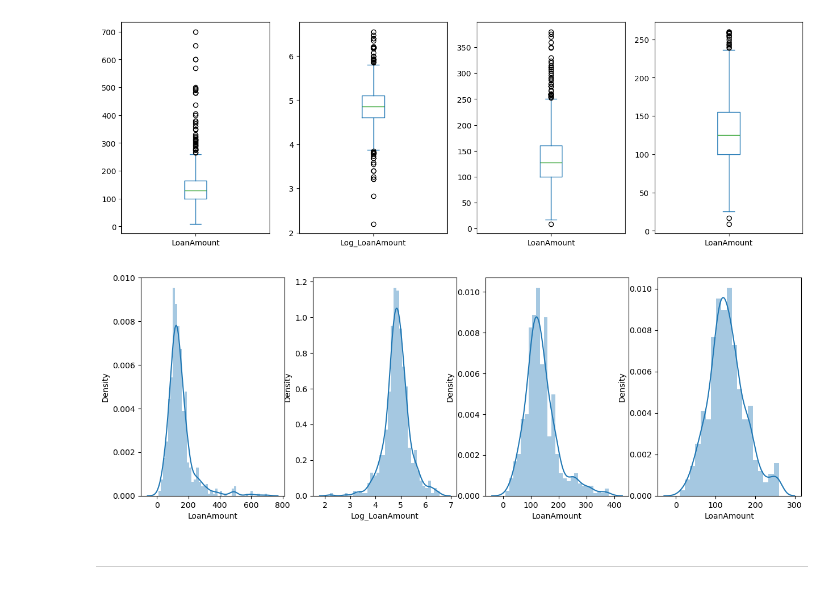
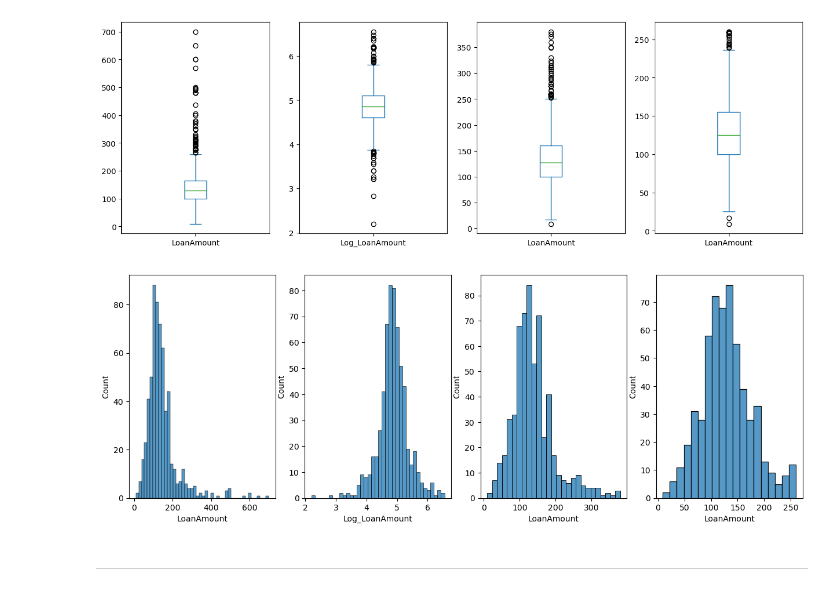
Before and after one commit to SUSTech-ML-Course/Machine-Learning-Course, a Jupyter notebook: lab-material/Lab02.Preliminary/Lab02_Preliminary.ipynb, the cells around one changed output. Saved outputs shown, nothing was run; the diff lists cells and outputs as text; code cells hidden in the pictures.

```diff
--- a/lab-material/Lab02.Preliminary/Lab02_Preliminary.ipynb
+++ b/lab-material/Lab02.Preliminary/Lab02_Preliminary.ipynb
@@ -294,14 +290,14 @@ The null values in the dataset are imputed using mean/median or mode based on th
 - **Categorical Data:** When categorical data is missing, replace that with the value which is most occurring i.e. by mode.
 # %%
 # fill the missing values for categoriacal terms - mode
-df['Gender'].fillna(df['Gender'].value_counts().idxmax(), inplace=True)
-df['Married'].fillna(df['Married'].value_counts().idxmax(), inplace=True)
-df['Dependents'].fillna(df['Dependents'].value_counts().idxmax(), inplace=True)
-df['Self_Employed'].fillna(df['Self_Employed'].value_counts().idxmax(), inplace=True)
+df.fillna({'Gender': df['Gender'].value_counts().idxmax()}, inplace=True)
+df.fillna({'Married': df['Married'].value_counts().idxmax()}, inplace=True)
+df.fillna({'Dependents': df['Dependents'].value_counts().idxmax()}, inplace=True)
+df.fillna({'Self_Employed': df['Self_Employed'].value_counts().idxmax()}, inplace=True)
 # fill the missing values for numerical term s -mean or median
-df["LoanAmount"].fillna(df["LoanAmount"].mean(skipna=True), inplace=True)
-df['Loan_Amount_Term'].fillna(df['Loan_Amount_Term'].value_counts().idxmax(), inplace=True)
-df['Credit_History'].fillna(df['Credit_History'].value_counts().idxmax(), inplace=True)
+df.fillna({'LoanAmount': df["LoanAmount"].mean(skipna=True)}, inplace=True)
+df.fillna({'Loan_Amount_Term': df['Loan_Amount_Term'].value_counts().idxmax()}, inplace=True)
+df.fillna({'Credit_History': df['Credit_History'].value_counts().idxmax()}, inplace=True)
 
 #Checking missing value again:
 df.isnull().sum()
@@ -718,15 +719,23 @@ plt.show()
 # %% [output]
 [figure]
 # %%
-fig, axes = plt.subplots(1,4,figsize=(15,5))
-sns.distplot(df['LoanAmount'], ax=axes[0])
-sns.distplot(df1['Log_LoanAmount'], ax=axes[1])
-sns.distplot(df2['LoanAmount'], ax=axes[2])
-sns.distplot(df3['LoanAmount'], ax=axes[3])
+plt.figure(1, figsize=(15,5))
+
+plt.subplot(1,4,1)
+sns.histplot(df['LoanAmount'])
+
+plt.subplot(1,4,2)
+sns.histplot(df1['Log_LoanAmount'])
+
+plt.subplot(1,4,3)
+sns.histplot(df2['LoanAmount'])
+
+plt.subplot(1,4,4)
+sns.histplot(df3['LoanAmount'])
 
 plt.show()
 # %% [output]
-[figure, old version]
+[figure, new version]
 # %% [markdown]
 -------------------
 # %% [markdown]
```
Also changed, not shown: parts of 12 cells of this notebook.
